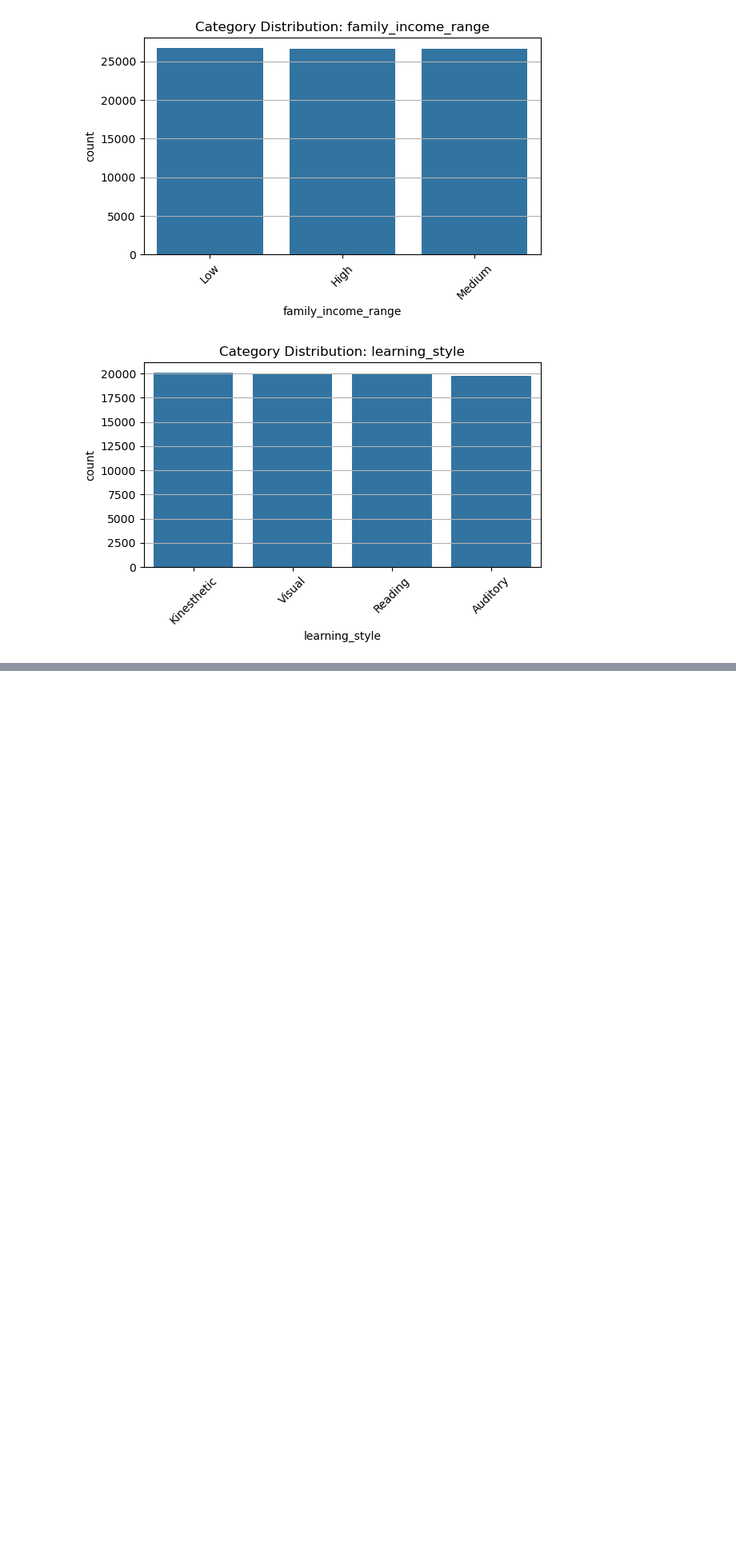
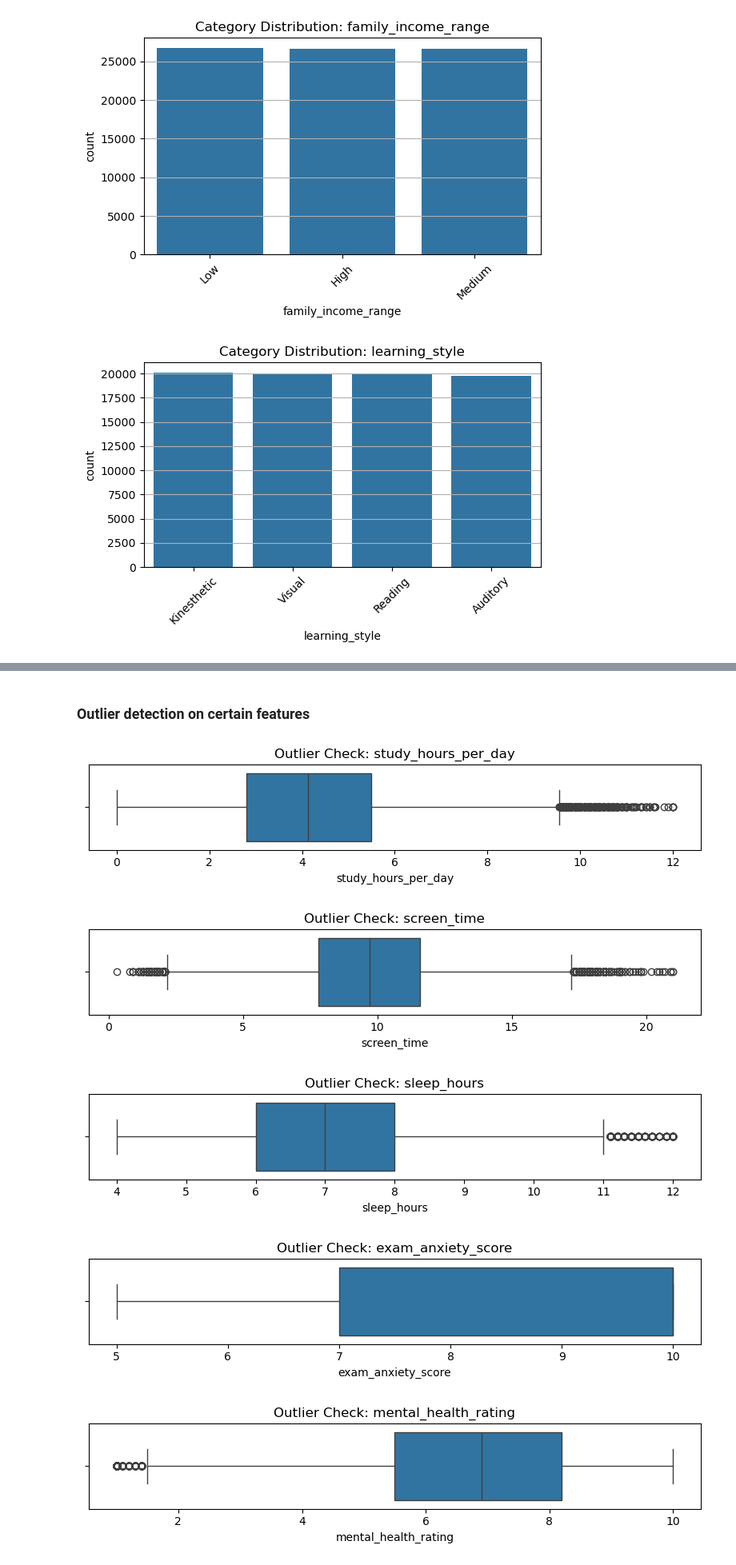
Before and after one commit to Hammad-1105/student-performance-ml-dl, a Jupyter notebook: notebooks/main.ipynb, the cells around one changed output, grey strips where cells are left out. Shown at 80% size. Saved outputs shown, nothing was run; the diff lists cells and outputs as text; code cells hidden in the pictures; blank space fills up the shorter version.

```diff
--- a/notebooks/main.ipynb
+++ b/notebooks/main.ipynb
@@ -242,0 +270,17 @@ for col in cat_cols_list:
+# %% [markdown]
+### Outlier detection on certain features
+# %%
+outlier_cols = ['study_hours_per_day', 'screen_time', 'sleep_hours', 'exam_anxiety_score', 'mental_health_rating']
+
+for col in outlier_cols:
+    plt.figure(figsize=(8, 2))
+    sns.boxplot(x=df[col])
+    plt.title(f"Outlier Check: {col}")
+    plt.tight_layout()
+    plt.show()
+# %% [output]
+[figure, added]
+[figure, added]
+[figure, added]
+[figure, added]
+[figure, added]
```
Also changed, not shown: parts of 7 cells of this notebook, 1 other file.
